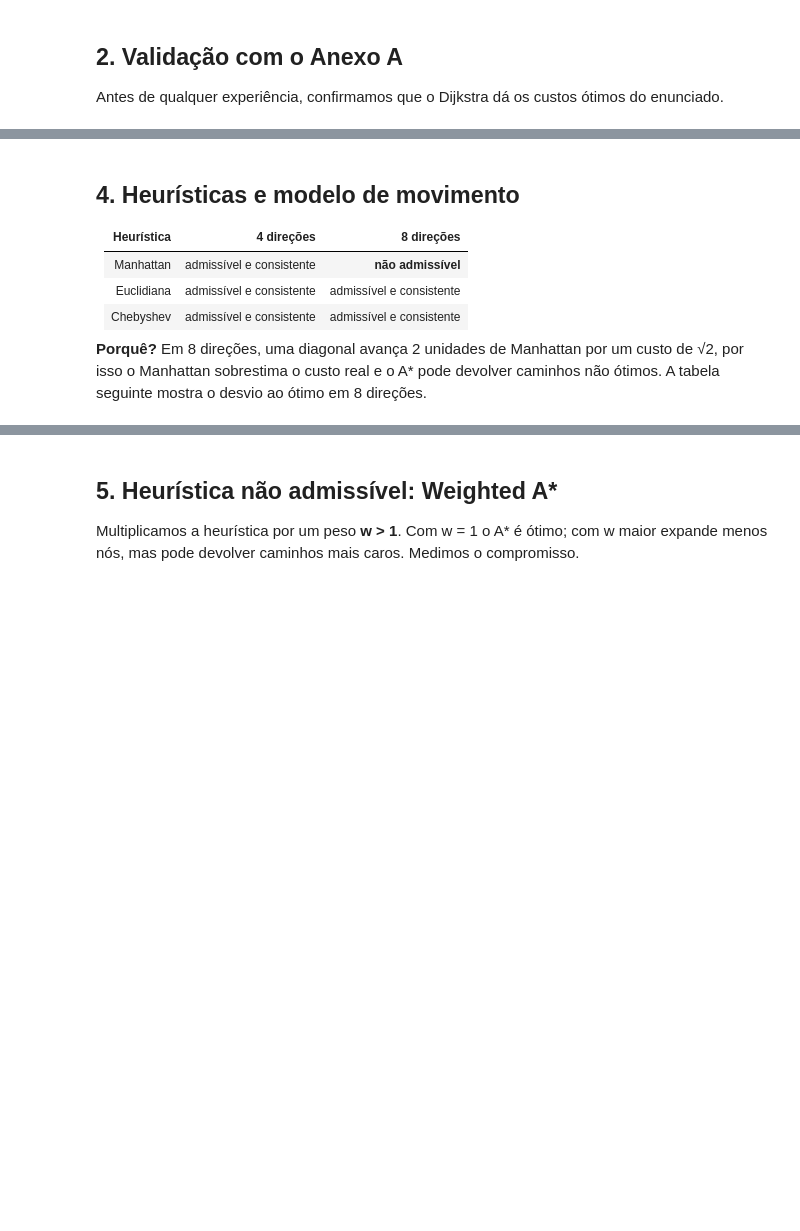
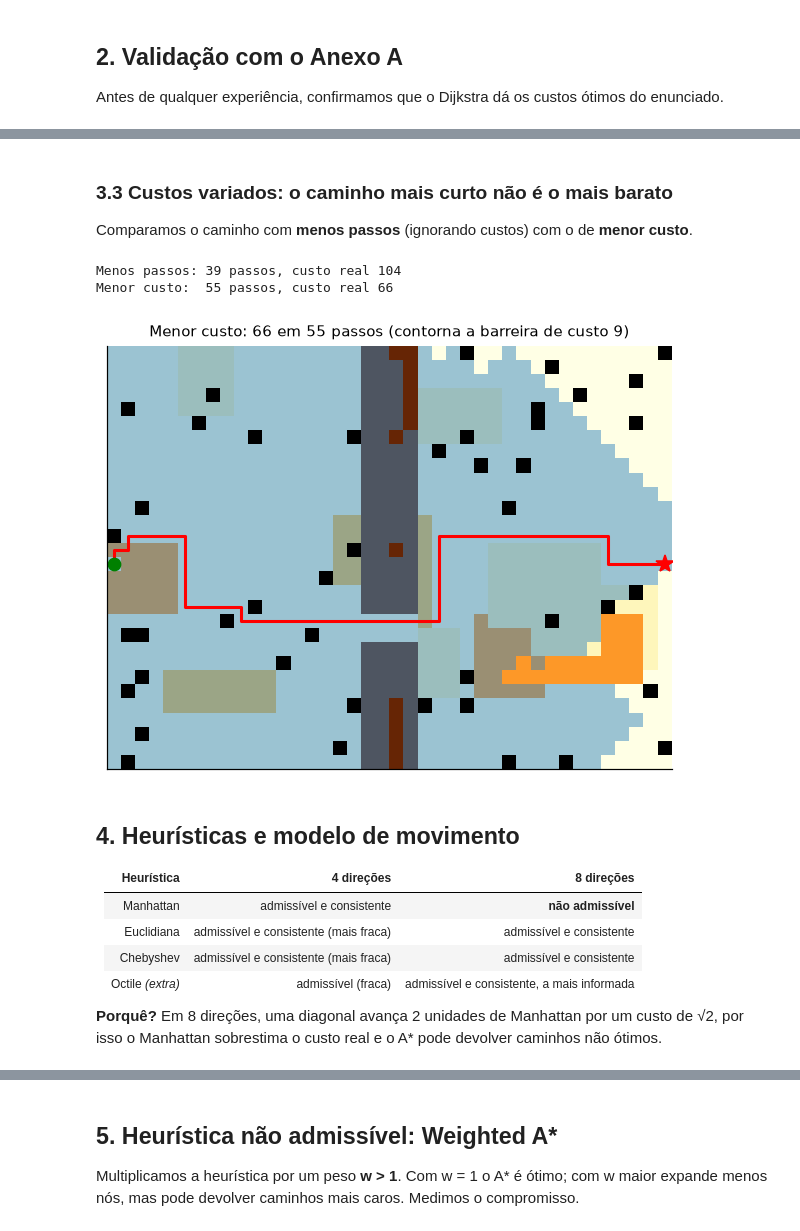
Before and after one commit to nadiabento/PathFinder-AI, a Jupyter notebook: notebooks/experiments.ipynb, the cells around one changed output, grey strips where cells are left out. Cells and saved outputs as stored; diff of their text form; code cells hidden in the pictures; blank space fills up the shorter version.

```diff
--- a/notebooks/experiments.ipynb
+++ b/notebooks/experiments.ipynb
@@ -154,22 +238,37 @@ plt.show()
+# %% [markdown]
+### 3.3 Custos variados: o caminho mais curto não é o mais barato
+
+Comparamos o caminho com **menos passos** (ignorando custos) com o de **menor custo**.
 # %%
-g, s, f = cenarios["Custos variados"]
-res = dijkstra(g, s, f, 4)
+g = cenarios["Custos variados"]
+
+# grelha com todos os custos a 1: o Dijkstra dá o caminho com menos passos
+unit = Grid([[None if v is None else 1 for v in linha] for linha in g.cost], g.start, g.goal)
+r_passos = dij(unit, 4)
+r_otimo = dij(g, 4)
+print(f"Menos passos: {len(r_passos.path) - 1} passos, custo real {g.path_cost(r_passos.path, 4):.0f}")
+print(f"Menor custo:  {len(r_otimo.path) - 1} passos, custo real {r_otimo.cost:.0f}")
+
 fig, ax = plt.subplots(figsize=(10, 5))
-mostrar(g, res[0], res[4], s, f,
-        f"Custos variados: custo {res[1]:.0f} em {len(res[0]) - 1} passos (contorna a barreira de custo 9)", ax)
+mostrar(g, r_otimo.path, r_otimo.explored, g.start, g.goal,
+        f"Menor custo: {r_otimo.cost:.0f} em {len(r_otimo.path) - 1} passos (contorna a barreira de custo 9)", ax)
 fig.savefig("../results/figures/custos_variados.png", dpi=150)
 plt.show()
+# %% [output]
+Menos passos: 39 passos, custo real 104
+Menor custo:  55 passos, custo real 66
+[figure, added]
 # %% [markdown]
 ## 4. Heurísticas e modelo de movimento
 
 | Heurística | 4 direções | 8 direções |
 |---|---|---|
 | Manhattan | admissível e consistente | **não admissível** |
-| Euclidiana | admissível e consistente | admissível e consistente |
-| Chebyshev | admissível e consistente | admissível e consistente |
+| Euclidiana | admissível e consistente (mais fraca) | admissível e consistente |
+| Chebyshev | admissível e consistente (mais fraca) | admissível e consistente |
+| Octile *(extra)* | admissível (fraca) | admissível e consistente, a mais informada |
 
 **Porquê?** Em 8 direções, uma diagonal avança 2 unidades de Manhattan por um custo de √2,
 por isso o Manhattan sobrestima o custo real e o A* pode devolver caminhos não ótimos.
-A tabela seguinte mostra o desvio ao ótimo em 8 direções.
 # %%
 d8 = df[(df.direcoes == 8) & (df.algoritmo == "A*")]
```
Also changed, not shown: parts of 21 cells of this notebook, 17 other files.
